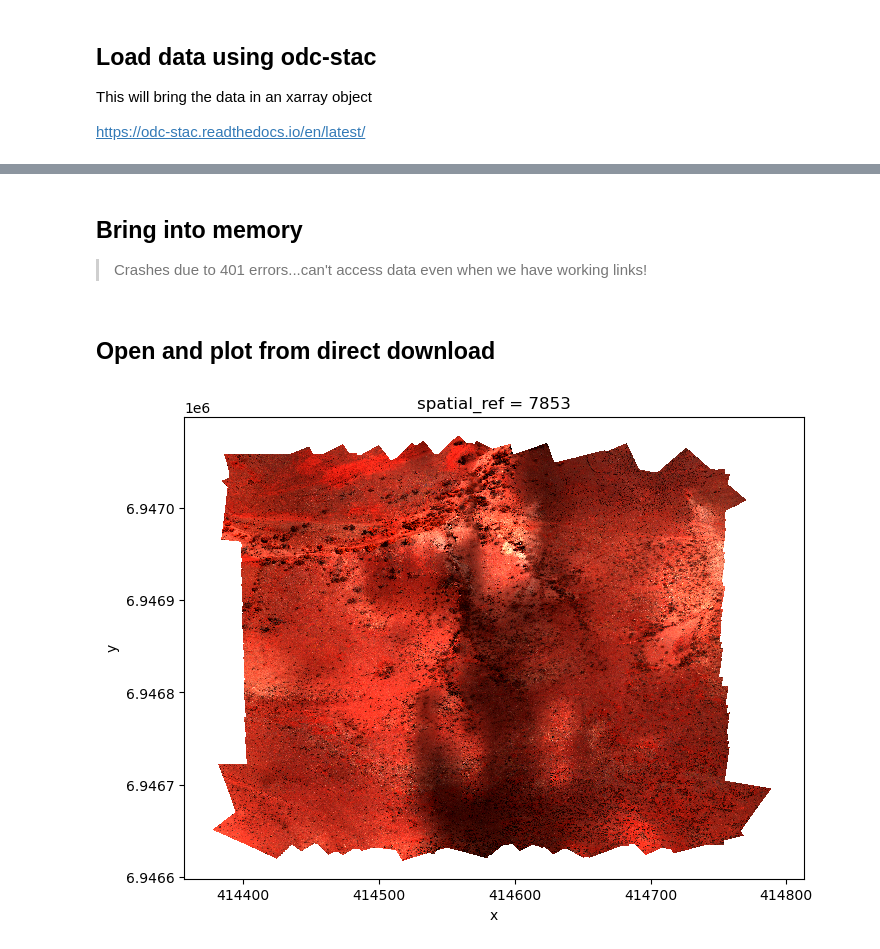
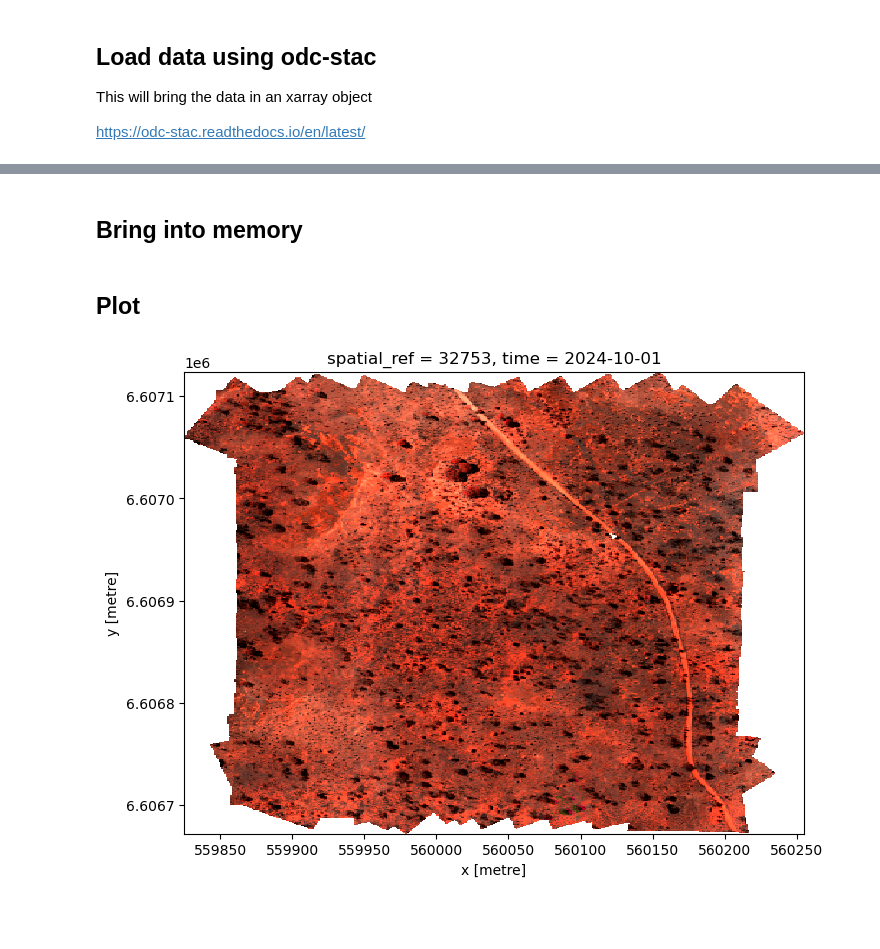
Before and after one commit to cbur24/s2_gm, a Jupyter notebook: notebooks/tern_dronescape.ipynb, the cells around one changed output, grey strips where cells are left out. Drawn from its saved outputs; the diff is of its cells as text; code cells hidden in the pictures; blank space fills up the shorter version.

Commit message:
working access to tern

```diff
--- a/notebooks/tern_dronescape.ipynb
+++ b/notebooks/tern_dronescape.ipynb
@@ -123,10 +144,10 @@ https://odc-stac.readthedocs.io/en/latest/
 # %%
 ds = load(
     filtered_items,
-    bands=["b1", "b2", "b3"],
-    crs='EPSG:3577',
-    bbox=bbox,
-    resolution=100,
+    bands=["b5", "b4", "b3"],
+    crs='utm',
+    # bbox=bbox,
+    resolution=10,
     groupby="solar_day",
     chunks={}
 )
@@ -135,8 +196,4 @@ ds
 # %% [markdown]
 ## Bring into memory
-
-> Crashes due to 401 errors...can't access data even when we have working links!
 # %%
 ds.load()
-# %% [markdown]
-## Open and plot from direct download
@@ -146,9 +200,9 @@ from odc.geo.xr import assign_crs
-# %%
-ds = rxr.open_rasterio('20240929_SAASTP0037_multispec_ortho_02_cog.tif').to_dataset(dim='band')
-ds = assign_crs(ds, 'epsg:7853')
-# %%
-ds = ds.where(ds > 0)
-# %%
-ds[[5, 3, 2]].to_array().plot.imshow(robust=True, size=6);
-# %% [output]
-[figure, removed]
+# %% [markdown]
+## Plot
+# %%
+ds = ds.dropna(dim='x', how='all').dropna(dim='y', how='all')
+# %%
+# ds = ds.where(ds > 0)
+ds.squeeze().to_array().plot.imshow(robust=True, size=6);
+# %% [output]
+[figure, added]
```
Also changed, not shown: parts of 8 cells of this notebook.
